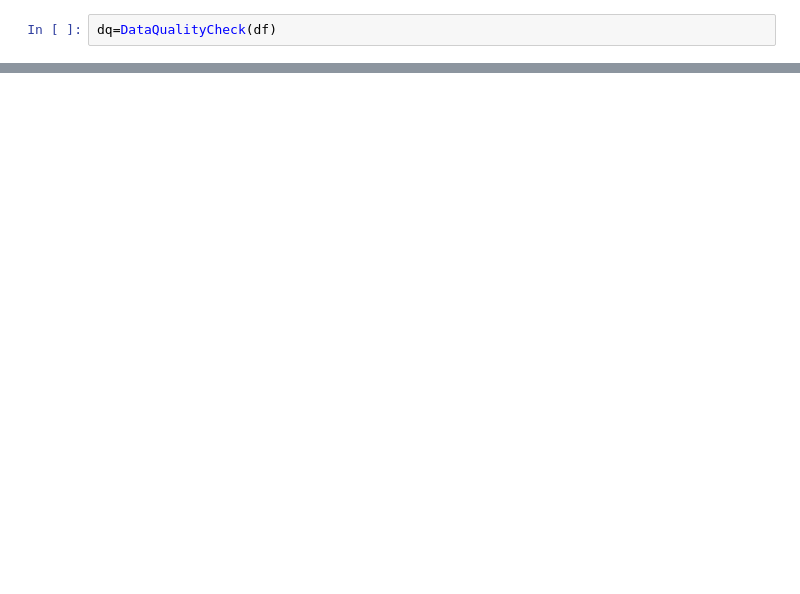
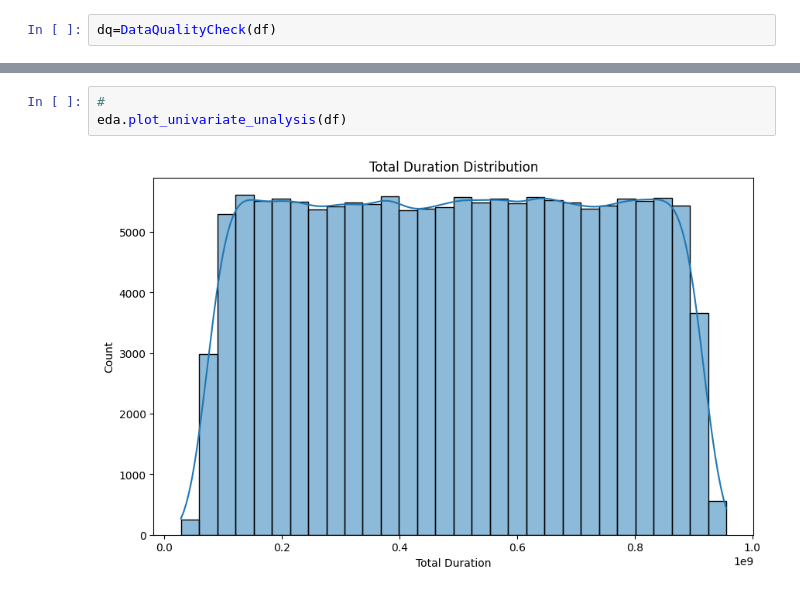
Before and after one commit to getahunTiruneh/TellCo-Telecom-Analysis, a Jupyter notebook: notebooks/user_overview_analysis.ipynb, the cells around one changed output, grey strips where cells are left out. Drawn from its saved outputs; the diff is of its cells as text; blank space fills up the shorter version.

```diff
--- a/notebooks/user_overview_analysis.ipynb
+++ b/notebooks/user_overview_analysis.ipynb
@@ -282,0 +312,5 @@ plt.show()
+# %%
+#
+eda.plot_univariate_unalysis(df)
+# %% [output]
+[figure, added]
```
Also changed, not shown: parts of 43 cells of this notebook.
